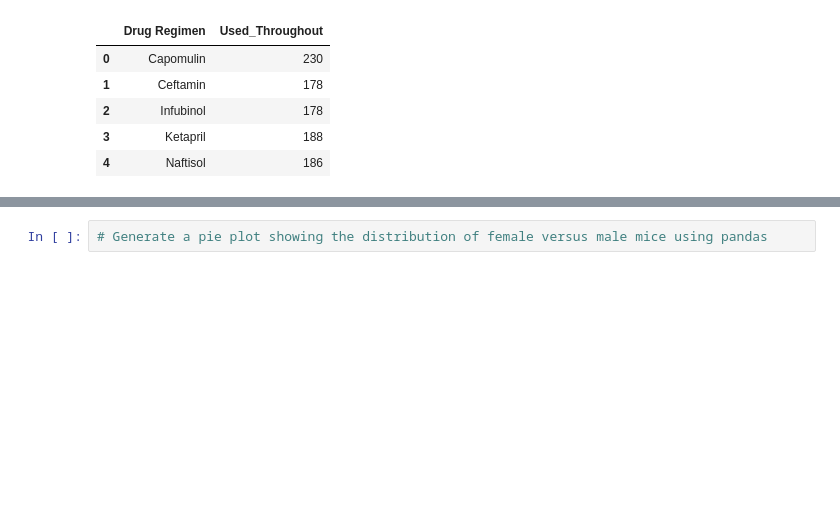
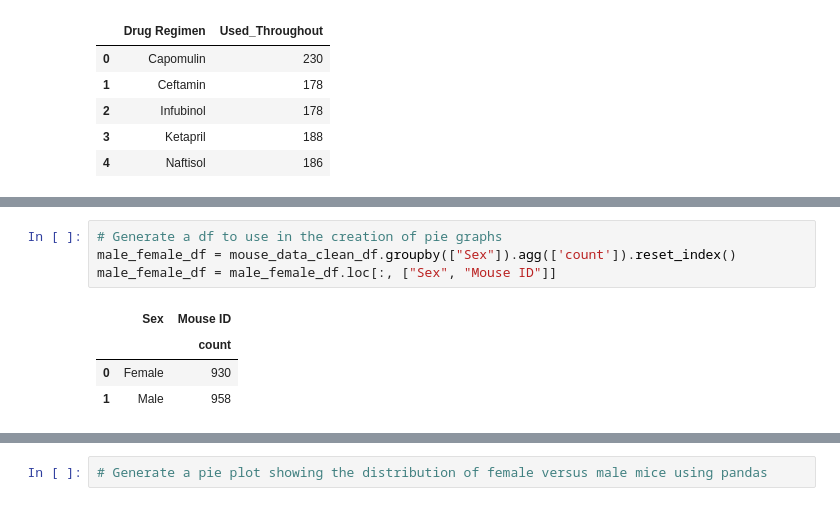
Before and after one commit to JAlvarado23A/matplotlib_mouse_analysis, a Jupyter notebook: Matplotlib_mouse_analysis.ipynb, the cells around one changed output, grey strips where cells are left out. Cells and saved outputs as stored; diff of their text form; blank space fills up the shorter version.

```diff
--- a/Matplotlib_mouse_analysis.ipynb
+++ b/Matplotlib_mouse_analysis.ipynb
@@ -135,0 +142,9 @@ plt.show()
+# %%
+# Generate a df to use in the creation of pie graphs
+male_female_df = mouse_data_clean_df.groupby(["Sex"]).agg(['count']).reset_index()
+male_female_df = male_female_df.loc[:, ["Sex", "Mouse ID"]]
+# %% [output]
+|  | Sex | Mouse ID |
+|  |  | count |
+| 0 | Female | 930 |
+| 1 | Male | 958 |
```
Also changed, not shown: parts of 3 cells of this notebook.
